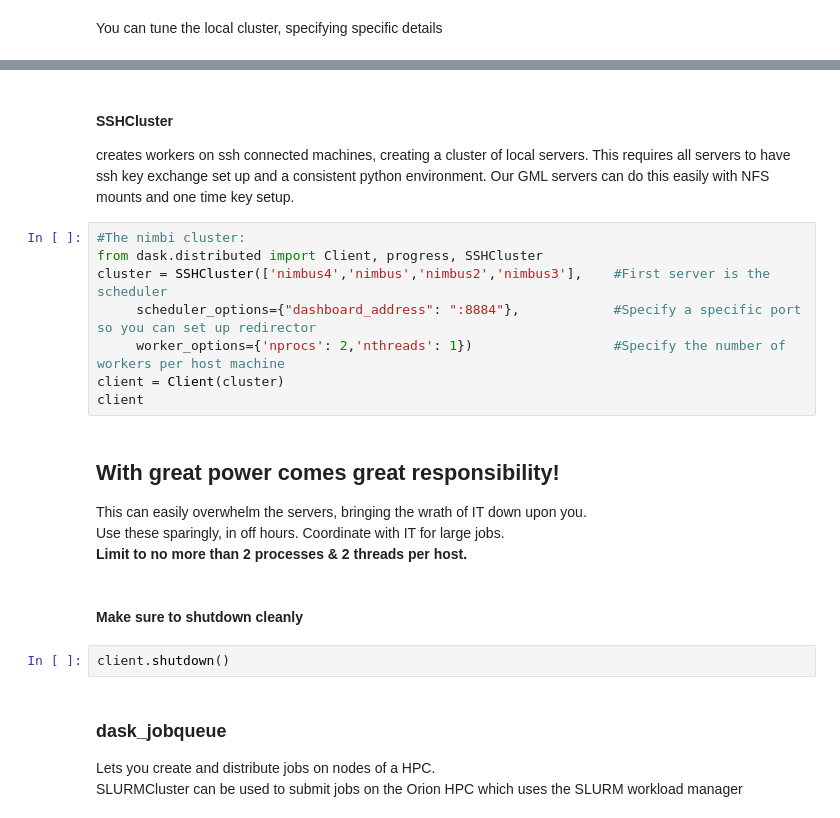
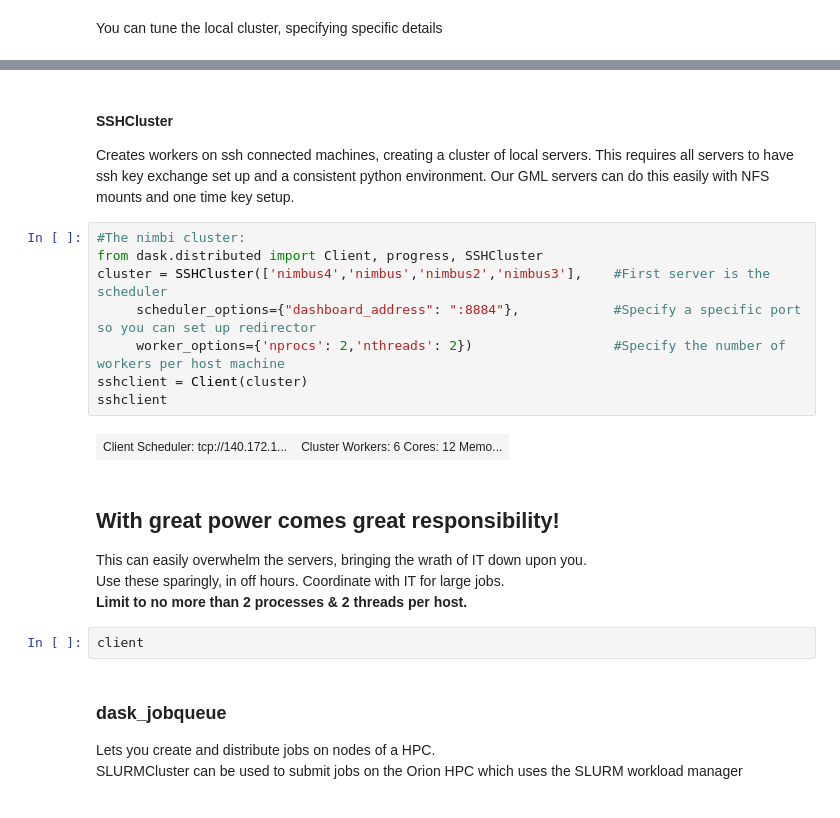
Before and after one commit to kenkehoe/AtmosphericPythonCourse, a Jupyter notebook: dask/3_Dask_cluster.ipynb, the cells around one changed output, grey strips where cells are left out. Saved outputs shown, nothing was run; the diff lists cells and outputs as text.

```diff
--- a/dask/3_Dask_cluster.ipynb
+++ b/dask/3_Dask_cluster.ipynb
@@ -45,20 +34,20 @@ client
 # %% [markdown]
-<h4>SSHCluster</h4> creates workers on ssh connected machines, creating a cluster of local servers.  This requires all servers to have ssh key exchange set up and a consistent python environment.  Our GML servers can do this easily with NFS mounts and one time key setup.
+<h4>SSHCluster</h4> Creates workers on ssh connected machines, creating a cluster of local servers.  This requires all servers to have ssh key exchange set up and a consistent python environment.  Our GML servers can do this easily with NFS mounts and one time key setup.
 # %%
 #The nimbi cluster:
 from dask.distributed import Client, progress, SSHCluster
 cluster = SSHCluster(['nimbus4','nimbus','nimbus2','nimbus3'],    #First server is the scheduler
      scheduler_options={"dashboard_address": ":8884"},            #Specify a specific port so you can set up redirector
-     worker_options={'nprocs': 2,'nthreads': 1})                  #Specify the number of workers per host machine
-client = Client(cluster)
-client
+     worker_options={'nprocs': 2,'nthreads': 2})                  #Specify the number of workers per host machine
+sshclient = Client(cluster)
+sshclient
+# %% [output]
+| Client Scheduler: tcp://140.172.1... | Cluster Workers: 6 Cores: 12 Memo... |
 # %% [markdown]
 <h2>With great power comes great responsibility!</h2>This can easily overwhelm the servers, bringing the wrath of IT down upon you.<br>Use these sparingly, in off hours.  Coordinate with IT for large jobs.<br>
 <b>Limit to no more than 2 processes & 2 threads per host.</b>
-# %% [markdown]
-<h4>Make sure to shutdown cleanly</h4>
 # %%
-client.shutdown()
+client
 # %% [markdown]
 <h3>dask_jobqueue</h3>Lets you create and distribute jobs on nodes of a HPC.<br>
 SLURMCluster can be used to submit jobs on the Orion HPC which uses the SLURM workload manager
```
Also changed, not shown: parts of 15 cells of this notebook, 7 other files.
